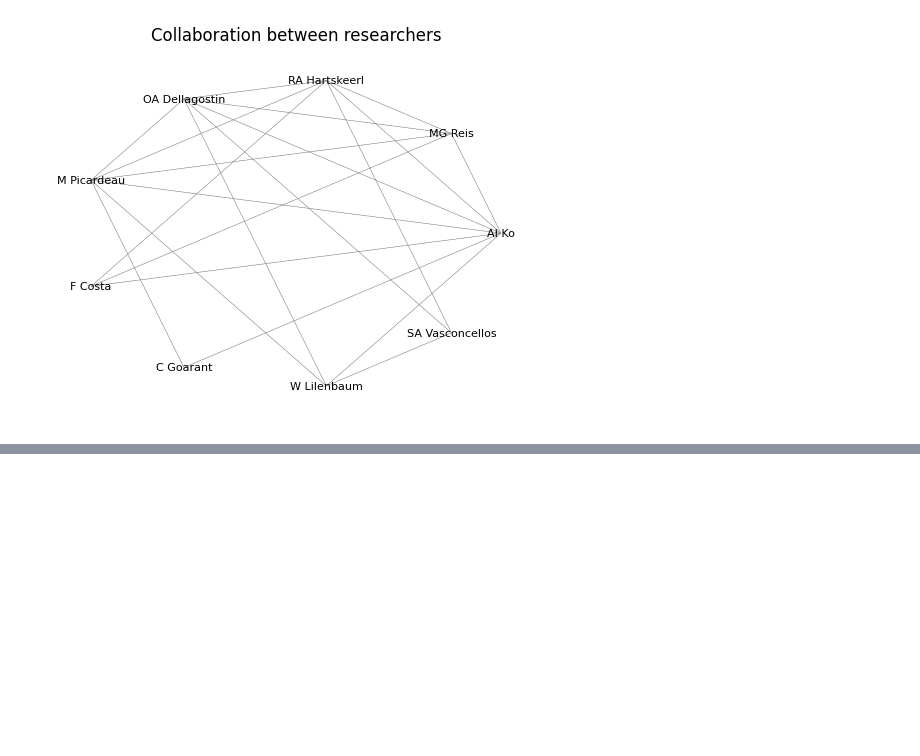
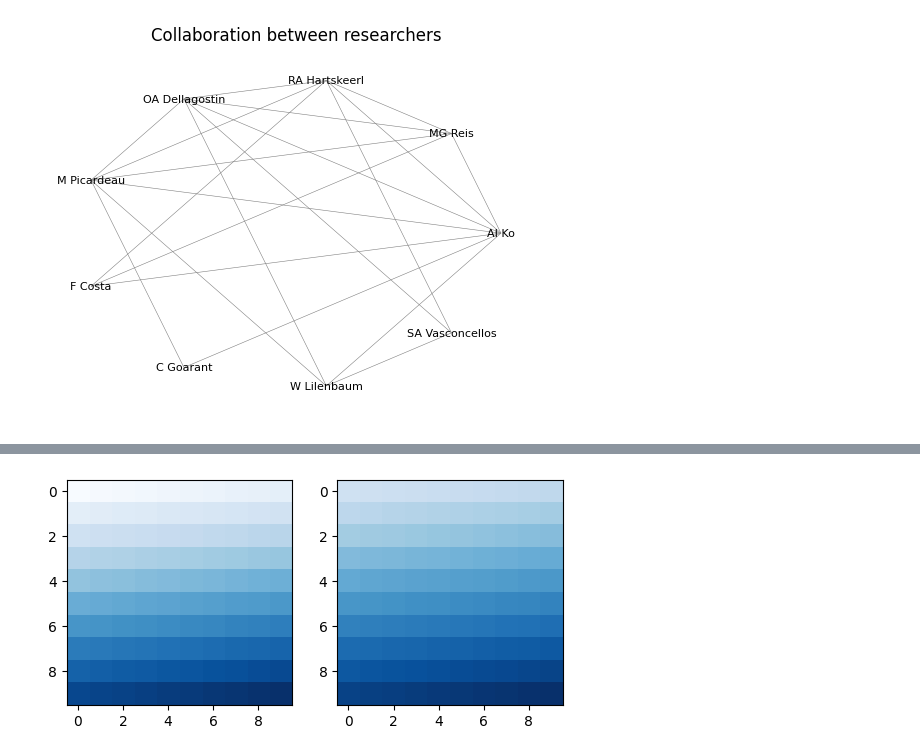
Before and after one commit to DataScienceGroup3/Group3_Leptospirosis, a Jupyter notebook: LeptospirosisNetworks.ipynb, the cells around one changed output, grey strips where cells are left out. Drawn from its saved outputs; the diff is of its cells as text; code cells hidden in the pictures; blank space fills up the shorter version.

```diff
--- a/LeptospirosisNetworks.ipynb
+++ b/LeptospirosisNetworks.ipynb
@@ -316,0 +331,22 @@ plt.savefig("AuthorCollabRecent.jpeg")
+# %%
+#---Adjusting the colourmap so the lower values aren't as light and show up better---
+
+#Setting the original colourmap
+cmap = plt.get_cmap('Blues')
+
+#Truncating the colourmap to values in the 0.2-1 range, removing 0-0.2
+new_cmap = colors.LinearSegmentedColormap.from_list('{cmap.name},0.2,1.0)',cmap(np.linspace(0.2, 1, 100)))
+
+#Setting the dimensions of the figure by reshaping an ascending list of numbers
+arr = np.linspace(0, 50, 100).reshape((10, 10))
+#Making two plots next to each other
+fig, ax = plt.subplots(ncols=2)
+
+#Displaying the original colourmap
+ax[0].imshow(arr, interpolation='nearest', cmap=cmap)
+#Displaying the new colourmap
+ax[1].imshow(arr, interpolation='nearest', cmap=new_cmap)
+#Displaying the figure
+plt.show()
+# %% [output]
+[figure, added]
```
Also changed, not shown: parts of 14 cells of this notebook.
